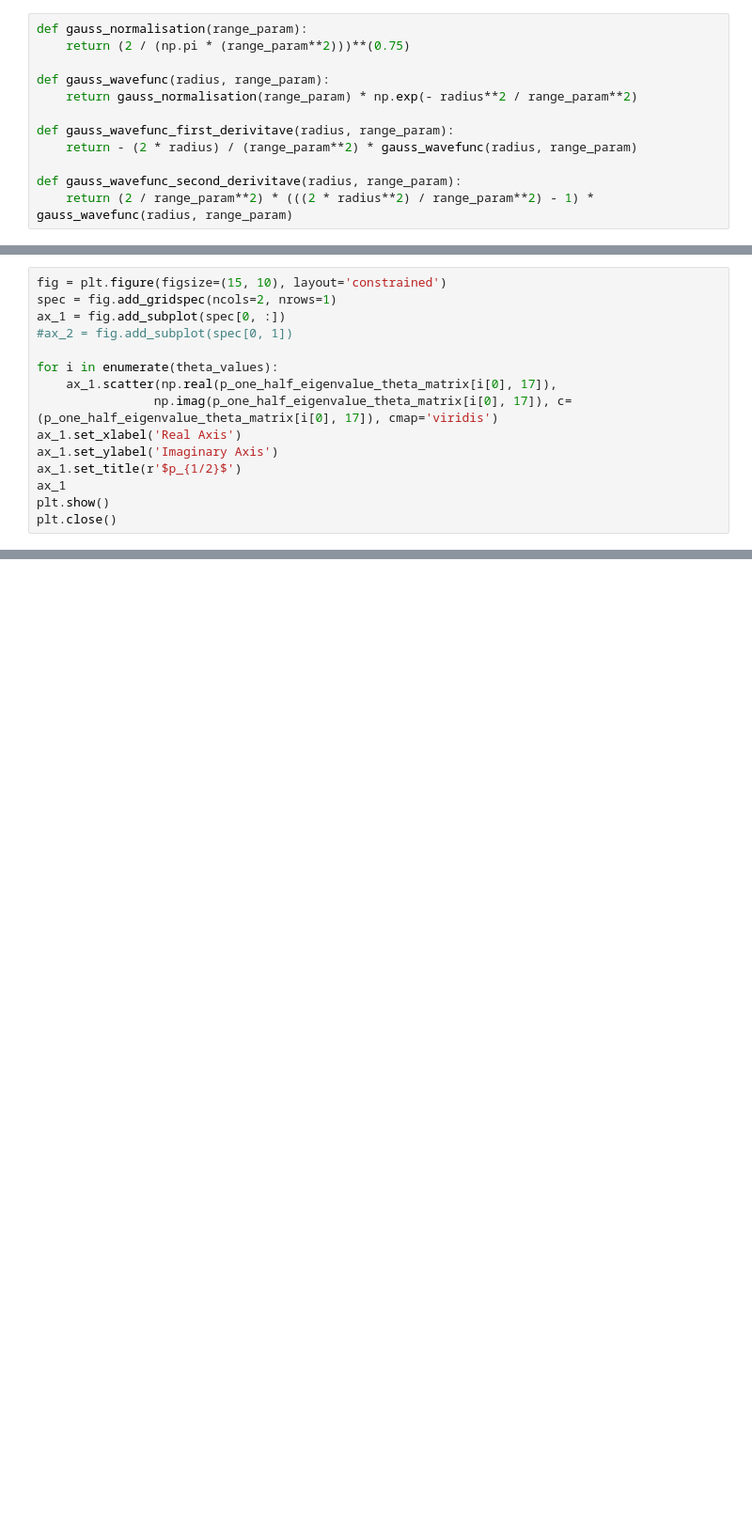
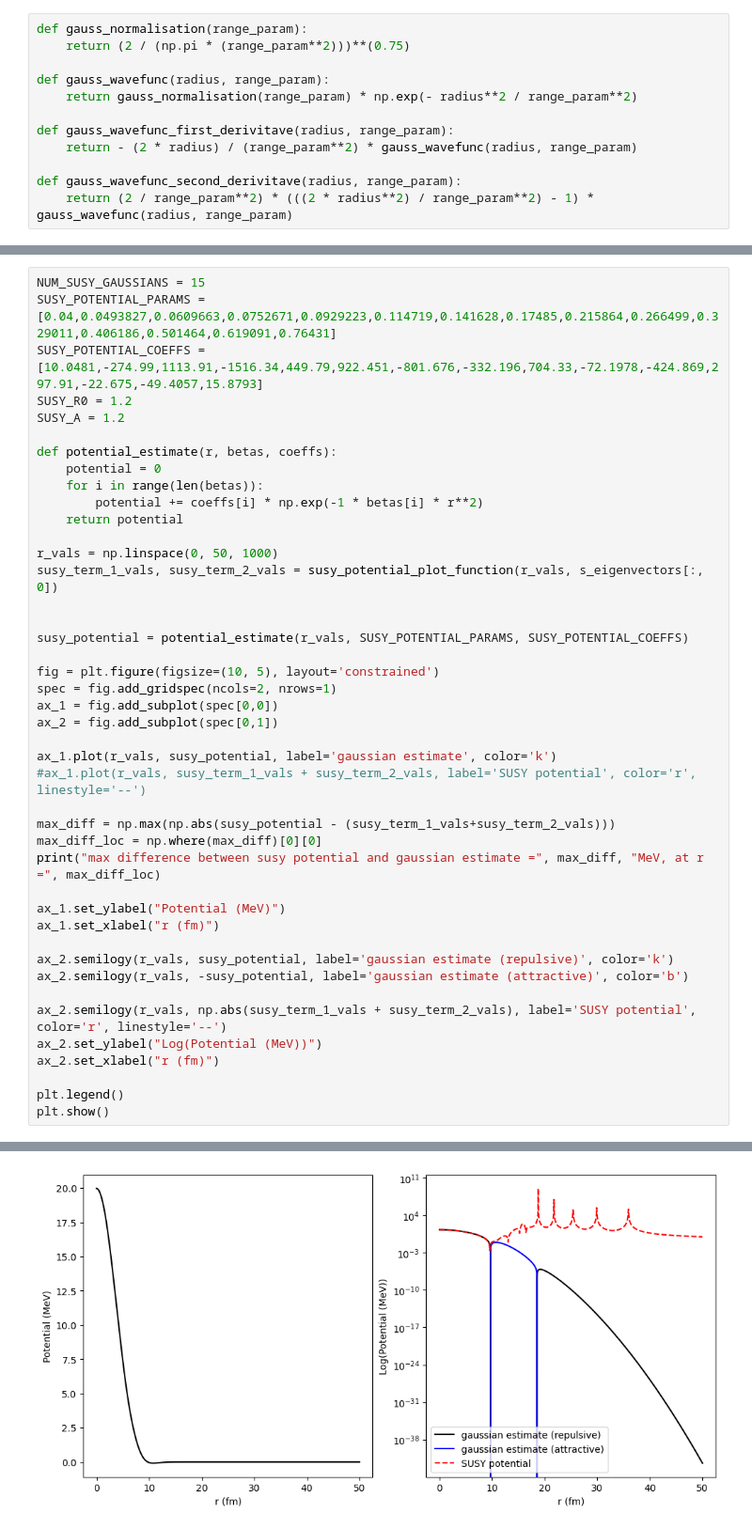
Before and after one commit to fae15/Halo-Nuclei-sem-2, a Jupyter notebook: week 8/He5 forbidden state calculation.ipynb, the cells around one changed output, grey strips where cells are left out. Shown at 94% size. Drawn from its saved outputs; the diff is of its cells as text; blank space fills up the shorter version.

```diff
--- a/week 8/He5 forbidden state calculation.ipynb
+++ b/week 8/He5 forbidden state calculation.ipynb
@@ -637,15 +555,0 @@ for i in enumerate(theta_values):
-# %%
-fig = plt.figure(figsize=(15, 10), layout='constrained')
-spec = fig.add_gridspec(ncols=2, nrows=1)
-ax_1 = fig.add_subplot(spec[0, :])
-#ax_2 = fig.add_subplot(spec[0, 1])
-
-for i in enumerate(theta_values):
-    ax_1.scatter(np.real(p_one_half_eigenvalue_theta_matrix[i[0], 17]),
-                np.imag(p_one_half_eigenvalue_theta_matrix[i[0], 17]), c=(p_one_half_eigenvalue_theta_matrix[i[0], 17]), cmap='viridis')
-ax_1.set_xlabel('Real Axis')
-ax_1.set_ylabel('Imaginary Axis')
-ax_1.set_title(r'$p_{1/2}$')
-ax_1
-plt.show()
-plt.close()
@@ -685,0 +556,44 @@ plt.close()
+# %%
+NUM_SUSY_GAUSSIANS = 15
+SUSY_POTENTIAL_PARAMS = [0.04,0.0493827,0.0609663,0.0752671,0.0929223,0.114719,0.141628,0.17485,0.215864,0.266499,0.329011,0.406186,0.501464,0.619091,0.76431]
+SUSY_POTENTIAL_COEFFS = [10.0481,-274.99,1113.91,-1516.34,449.79,922.451,-801.676,-332.196,704.33,-72.1978,-424.869,297.91,-22.675,-49.4057,15.8793]
+SUSY_R0 = 1.2
+SUSY_A = 1.2
+
+def potential_estimate(r, betas, coeffs):
+    potential = 0
+    for i in range(len(betas)):
+        potential += coeffs[i] * np.exp(-1 * betas[i] * r**2)
+    return potential
+
+r_vals = np.linspace(0, 50, 1000)
+susy_term_1_vals, susy_term_2_vals = susy_potential_plot_function(r_vals, s_eigenvectors[:, 0])
+
+
+susy_potential = potential_estimate(r_vals, SUSY_POTENTIAL_PARAMS, SUSY_POTENTIAL_COEFFS)
+
+fig = plt.figure(figsize=(10, 5), layout='constrained')
+spec = fig.add_gridspec(ncols=2, nrows=1)
+ax_1 = fig.add_subplot(spec[0,0])
+ax_2 = fig.add_subplot(spec[0,1])
+
+ax_1.plot(r_vals, susy_potential, label='gaussian estimate', color='k')
+#ax_1.plot(r_vals, susy_term_1_vals + susy_term_2_vals, label='SUSY potential', color='r', linestyle='--')
+
+max_diff = np.max(np.abs(susy_potential - (susy_term_1_vals+susy_term_2_vals)))
+max_diff_loc = np.where(max_diff)[0][0]
+print("max difference between susy potential and gaussian estimate =", max_diff, "MeV, at r =", max_diff_loc)
+
+ax_1.set_ylabel("Potential (MeV)")
+ax_1.set_xlabel("r (fm)")
+
+ax_2.semilogy(r_vals, susy_potential, label='gaussian estimate (repulsive)', color='k')
+ax_2.semilogy(r_vals, -susy_potential, label='gaussian estimate (attractive)', color='b')
+
+ax_2.semilogy(r_vals, np.abs(susy_term_1_vals + susy_term_2_vals), label='SUSY potential', color='r', linestyle='--')
+ax_2.set_ylabel("Log(Potential (MeV))")
+ax_2.set_xlabel("r (fm)")
+
+plt.legend()
+plt.show()
+# %% [output]
@@ -685,0 +601 @@ plt.close()
+[figure, added]
```
Also changed, not shown: parts of 19 cells of this notebook, 2 other files.
